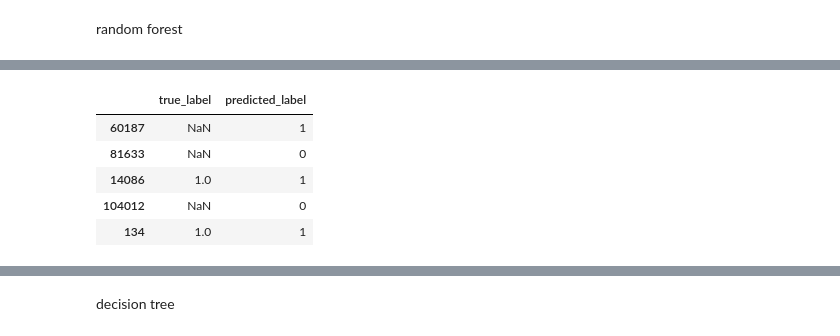
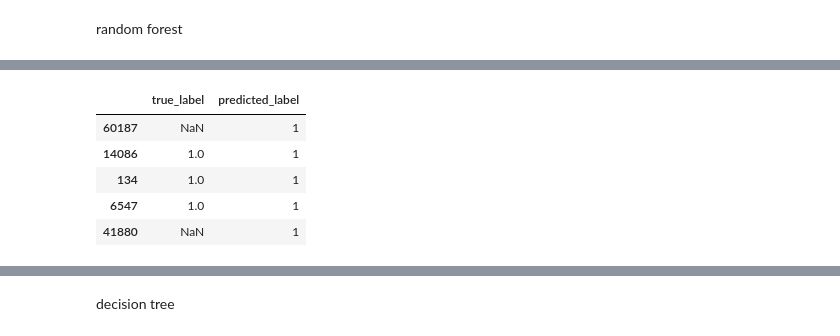
Before and after one commit to dataesr/teds, a Jupyter notebook: notebooks/IPCC_model.ipynb, the cells around one changed output, grey strips where cells are left out. Cells and saved outputs as stored; diff of their text form; code cells hidden in the pictures.

```diff
--- a/notebooks/IPCC_model.ipynb
+++ b/notebooks/IPCC_model.ipynb
@@ -184,11 +200,11 @@ y_sample = sampled_data['true_label']
 # %%
 sampled_data['predicted_label'] = modele_rf.predict(X_sample)
 # %%
-sampled_data[['true_label','predicted_label']].head()
+sampled_data.loc[sampled_data['predicted_label']==1,['true_label','predicted_label']].head()
 # %% [output]
 |  | true_label | predicted_label |
 | 60187 | NaN | 1 |
-| 81633 | NaN | 0 |
 | 14086 | 1.0 | 1 |
-| 104012 | NaN | 0 |
 | 134 | 1.0 | 1 |
+| 6547 | 1.0 | 1 |
+| 41880 | NaN | 1 |
```
Also changed, not shown: parts of 7 cells of this notebook.
